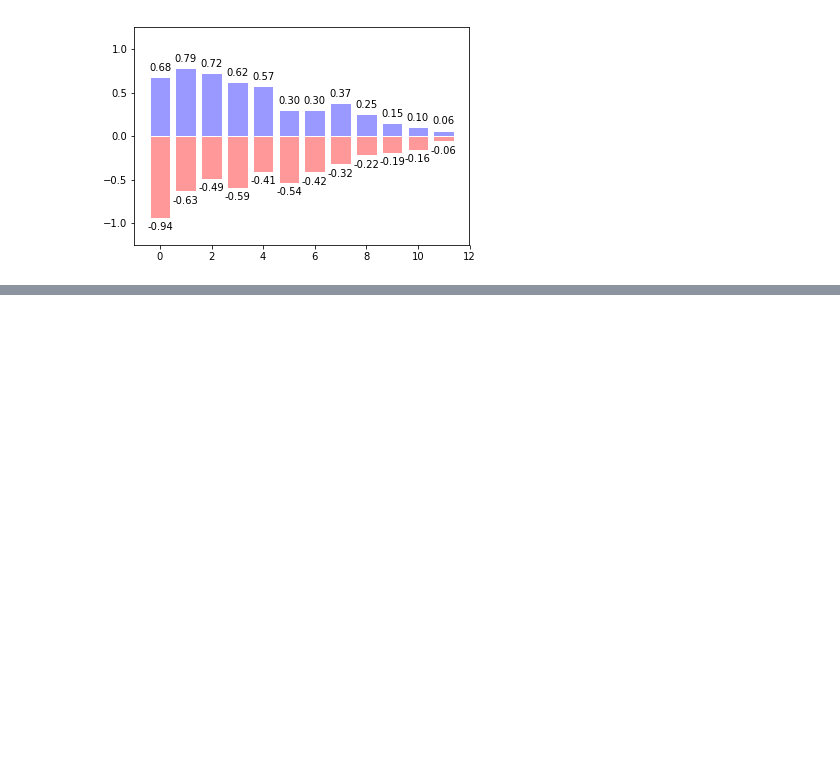
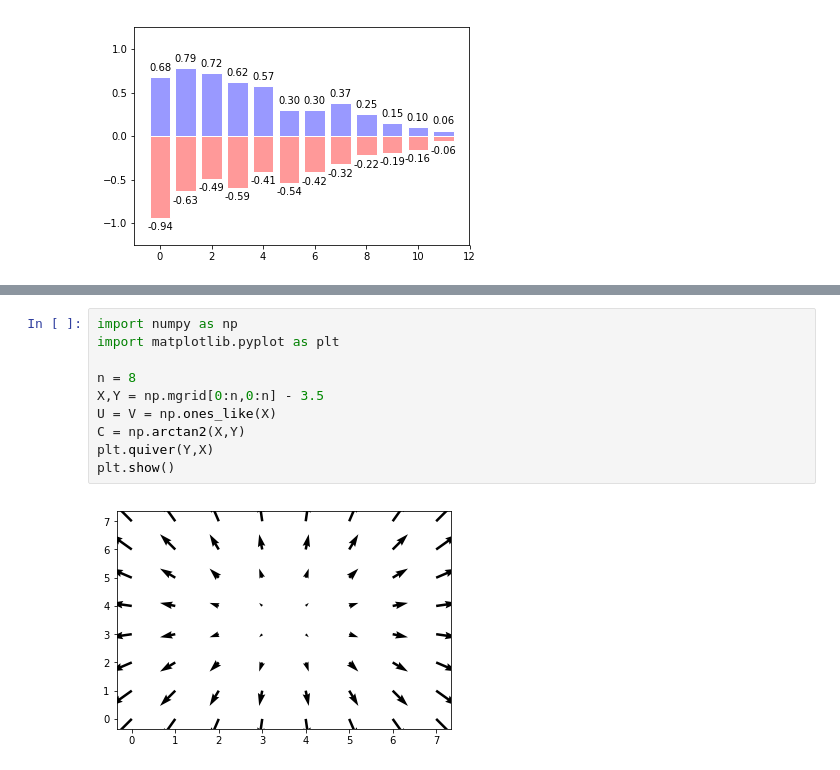
Before and after one commit to alwilliams2433/python_learning, a Jupyter notebook: matplotlib_exercises.ipynb, the cells around one changed output, grey strips where cells are left out. Drawn from its saved outputs; the diff is of its cells as text; blank space fills up the shorter version.

```diff
--- a/matplotlib_exercises.ipynb
+++ b/matplotlib_exercises.ipynb
@@ -55,0 +108,12 @@ plt.show()
+# %%
+import numpy as np
+import matplotlib.pyplot as plt
+
+n = 8
+X,Y = np.mgrid[0:n,0:n] - 3.5
+U = V = np.ones_like(X)
+C = np.arctan2(X,Y)
+plt.quiver(Y,X)
+plt.show()
+# %% [output]
+[figure, added]
```
Also changed, not shown: parts of 8 cells of this notebook, 1 other file.
